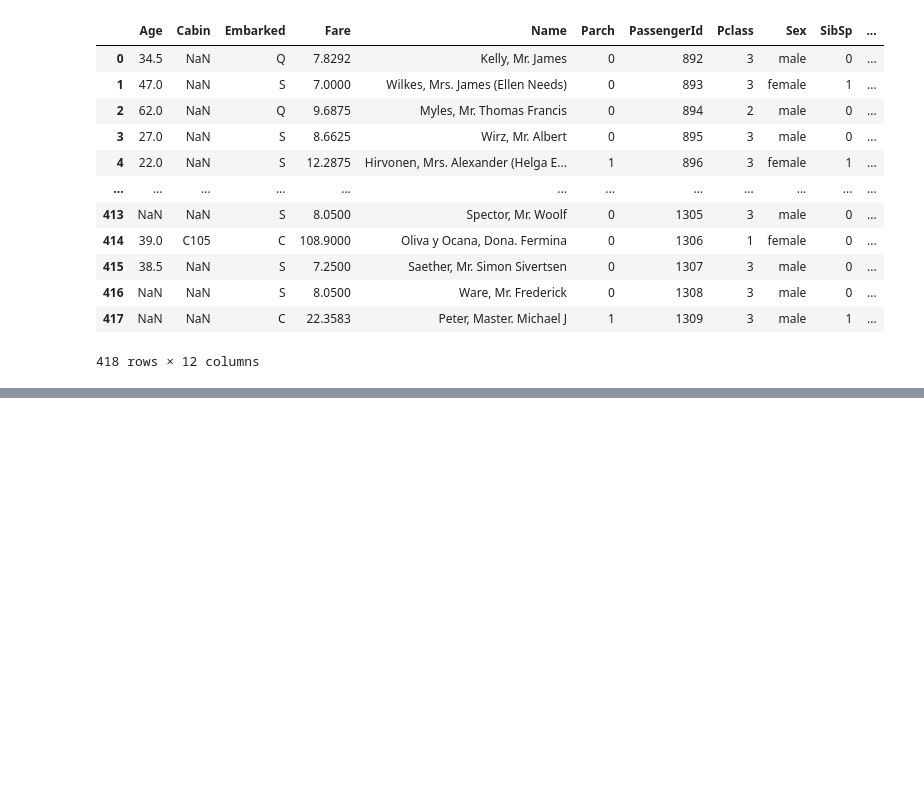
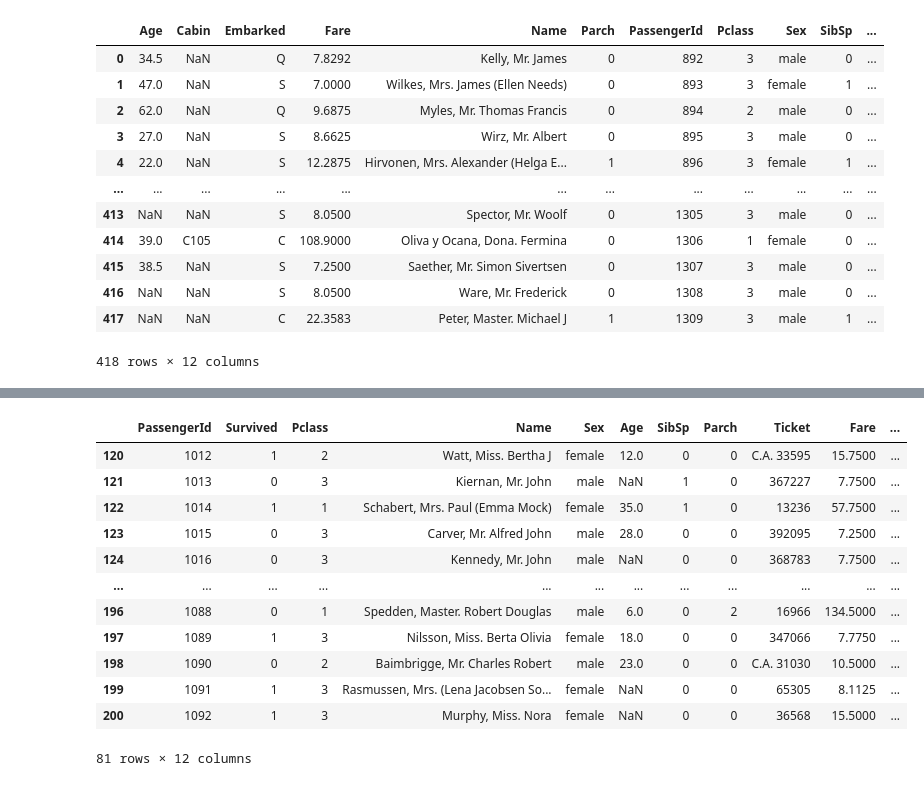
Before and after one commit to SawaraJC/DSML_practice, a Jupyter notebook: titanic.ipynb, the cells around one changed output, grey strips where cells are left out. Cells and saved outputs as stored; diff of their text form; code cells hidden in the pictures; blank space fills up the shorter version.

```diff
--- a/titanic.ipynb
+++ b/titanic.ipynb
@@ -102,0 +106,3 @@ df.sort_index(axis=1)
+# %%
+df = pd.read_csv('./Titanic.csv')
+df
@@ -102,0 +151,16 @@ df.sort_index(axis=1)
+# %%
+df.loc[120:200]
+# %% [output]
+|  | PassengerId | Survived | Pclass | Name | Sex | Age | SibSp | Parch | Ticket | Fare | ... |
+| 120 | 1012 | 1 | 2 | Watt, Miss. Bertha J | female | 12.0 | 0 | 0 | C.A. 33595 | 15.7500 | ... |
+| 121 | 1013 | 0 | 3 | Kiernan, Mr. John | male | NaN | 1 | 0 | 367227 | 7.7500 | ... |
+| 122 | 1014 | 1 | 1 | Schabert, Mrs. Paul (Emma Mock) | female | 35.0 | 1 | 0 | 13236 | 57.7500 | ... |
+| 123 | 1015 | 0 | 3 | Carver, Mr. Alfred John | male | 28.0 | 0 | 0 | 392095 | 7.2500 | ... |
+| 124 | 1016 | 0 | 3 | Kennedy, Mr. John | male | NaN | 0 | 0 | 368783 | 7.7500 | ... |
+| ... | ... | ... | ... | ... | ... | ... | ... | ... | ... | ... | ... |
+| 196 | 1088 | 0 | 1 | Spedden, Master. Robert Douglas | male | 6.0 | 0 | 2 | 16966 | 134.5000 | ... |
+| 197 | 1089 | 1 | 3 | Nilsson, Miss. Berta Olivia | female | 18.0 | 0 | 0 | 347066 | 7.7750 | ... |
+| 198 | 1090 | 0 | 2 | Baimbrigge, Mr. Charles Robert | male | 23.0 | 0 | 0 | C.A. 31030 | 10.5000 | ... |
+| 199 | 1091 | 1 | 3 | Rasmussen, Mrs. (Lena Jacobsen So... | female | NaN | 0 | 0 | 65305 | 8.1125 | ... |
+| 200 | 1092 | 1 | 3 | Murphy, Miss. Nora | female | NaN | 0 | 0 | 36568 | 15.5000 | ... |
+81 rows × 12 columns
```
Also changed, not shown: parts of 6 cells of this notebook, 5 other files.
